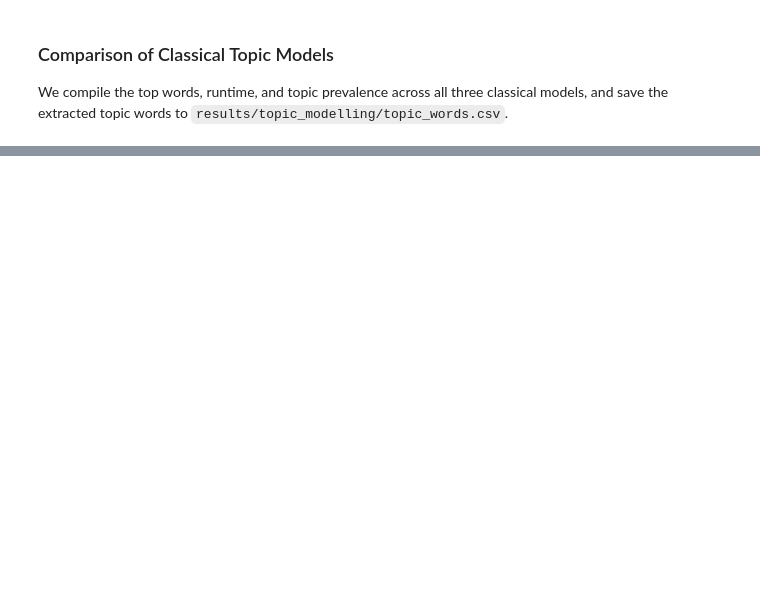
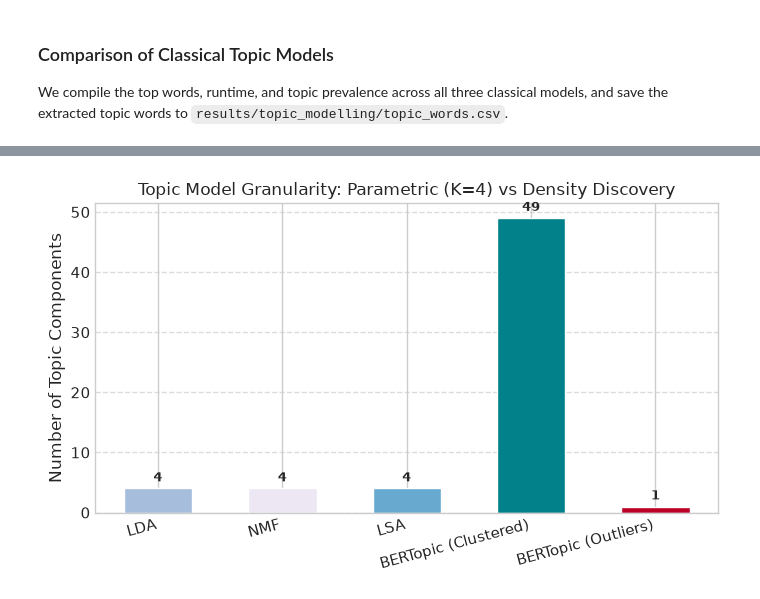
Before and after one commit to Yiyoyu/NewsScope, a Jupyter notebook: notebooks/05_topic_modelling.ipynb, the cells around one changed output, grey strips where cells are left out. Saved outputs shown, nothing was run; the diff lists cells and outputs as text; code cells hidden in the pictures; blank space fills up the shorter version.

```diff
--- a/notebooks/05_topic_modelling.ipynb
+++ b/notebooks/05_topic_modelling.ipynb
@@ -415,0 +917,80 @@ The classical models in Stage B provide a solid baseline against which BERTopic'
+# %%
+# 4. Discovered Topic Counts Comparison
+fig, ax = plt.subplots(figsize=(7, 4.2))
+models_tc = ['LDA', 'NMF', 'LSA', 'BERTopic (Clustered)', 'BERTopic (Outliers)']
+counts = [4, 4, 4, total_topics_discovered, 1]
+col_tc = ['#a6bddb', '#ece7f2', '#67a9cf', '#02818a', '#bd0026']
+bars = ax.bar(models_tc, counts, color=col_tc, width=0.55)
+ax.set_ylabel('Number of Topic Components')
+ax.set_title('Topic Model Granularity: Parametric (K=4) vs Density Discovery')
+ax.grid(axis='y', linestyle='--', alpha=0.7)
+for bar in bars:
+    h = bar.get_height()
+    ax.annotate(f'{h}', xy=(bar.get_x() + bar.get_width()/2, h), xytext=(0, 3),
+                textcoords="offset points", ha='center', va='bottom', fontsize=9, fontweight='bold')
+plt.xticks(rotation=15, ha='right')
+plt.tight_layout()
+fig.savefig(results_dir / "topic_counts_comparison.png", dpi=300)
+plt.show()
+
+# 5. BERTopic Topic Size Distribution
+fig, (ax1, ax2) = plt.subplots(1, 2, figsize=(12, 4.5), gridspec_kw={'width_ratios': [1, 3]})
+ax1.pie([len(documents) - outlier_count, outlier_count], labels=['Clustered Topics (49)', 'Outliers (Topic -1)'],
+        autopct='%1.1f%%', colors=['#2b5c8f', '#e26d5c'], startangle=90, explode=(0, 0.08))
+ax1.set_title('BERTopic Document Partitioning')
+
+clean_topics_info = topic_info[topic_info['Topic'] != -1].sort_values('Count', ascending=False)
+ax2.bar(range(len(clean_topics_info)), clean_topics_info['Count'], color='#2b5c8f', width=0.8)
+ax2.set_xlabel('Discovered Non-Outlier Topics (Ranked by Size)')
+ax2.set_ylabel('Document Count')
+ax2.set_title('Document Distribution Across 49 Discovered Subtopics')
+ax2.grid(axis='y', linestyle='--', alpha=0.7)
+plt.tight_layout()
+fig.savefig(results_dir / "bertopic_size_distribution.png", dpi=300)
+plt.show()
+
+# 6. Topic Prevalence Comparison (Classical Models)
+classical_counts_dict = {}
+for m_name, d_top in classical_doc_topics.items():
+    dom = np.argmax(d_top, axis=1)
+    classical_counts_dict[m_name] = np.bincount(dom, minlength=4)
+
+fig, axes = plt.subplots(1, 3, figsize=(12, 3.8), sharey=True)
+for i, (m_name, c_arr) in enumerate(classical_counts_dict.items()):
+    ax = axes[i]
+    ax.bar([f'Topic {k+1}' for k in range(4)], c_arr, color='#3182bd', width=0.55)
+    ax.set_title(f'{m_name} Document Prevalence')
+    ax.set_ylabel('Number of Documents' if i == 0 else '')
+    ax.grid(axis='y', linestyle='--', alpha=0.7)
+    for idx, v in enumerate(c_arr):
+        ax.annotate(str(v), xy=(idx, v), xytext=(0, 3), textcoords="offset points", ha='center', va='bottom', fontsize=8)
+plt.tight_layout()
+fig.savefig(results_dir / "topic_prevalence_comparison.png", dpi=300)
+plt.show()
+
+# 7. Topic-Category Contingency Heatmaps
+fig, axes = plt.subplots(2, 2, figsize=(12, 10))
+
+ct_lda = pd.crosstab(pd.Series(lda_dominant, name='LDA Topic'), pd.Series(true_categories, name='True Category'), normalize='index')
+sns.heatmap(ct_lda, annot=True, fmt='.2f', cmap='Blues', ax=axes[0, 0], cbar=False)
+axes[0, 0].set_title('LDA Topic vs True Category Proportion')
+
+ct_nmf = pd.crosstab(pd.Series(nmf_dominant, name='NMF Topic'), pd.Series(true_categories, name='True Category'), normalize='index')
+sns.heatmap(ct_nmf, annot=True, fmt='.2f', cmap='Greens', ax=axes[0, 1], cbar=False)
+axes[0, 1].set_title('NMF Topic vs True Category Proportion')
+
+ct_lsa = pd.crosstab(pd.Series(lsa_dominant, name='LSA Topic'), pd.Series(true_categories, name='True Category'), normalize='index')
+sns.heatmap(ct_lsa, annot=True, fmt='.2f', cmap='Oranges', ax=axes[1, 0], cbar=False)
+axes[1, 0].set_title('LSA Topic vs True Category Proportion')
+
+top_6_ids = clean_topics_info.head(6)['Topic'].tolist()
+bert_mask = np.isin(bertopic_arr, top_6_ids)
+ct_bert = pd.crosstab(pd.Series(bertopic_arr[bert_mask], name='BERTopic (Top 6)'), pd.Series(true_categories[bert_mask], name='True Category'), normalize='index')
+sns.heatmap(ct_bert, annot=True, fmt='.2f', cmap='Purples', ax=axes[1, 1], cbar=False)
+axes[1, 1].set_title('BERTopic Top 6 Subtopics vs True Category')
+
+plt.tight_layout()
+fig.savefig(results_dir / "topic_category_contingency.png", dpi=300)
+plt.show()
+# %% [output]
+[figure, added]
```
Also changed, not shown: parts of 23 cells of this notebook, 26 other files.
